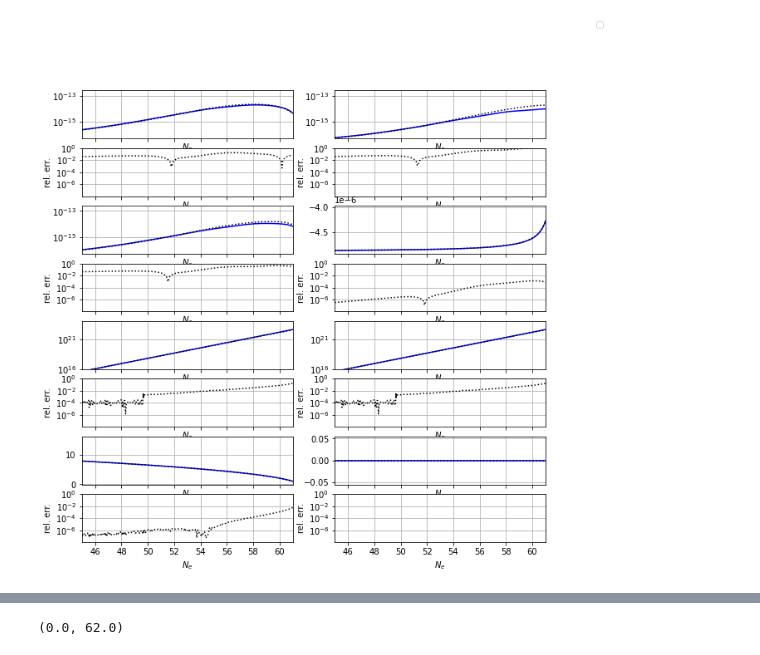
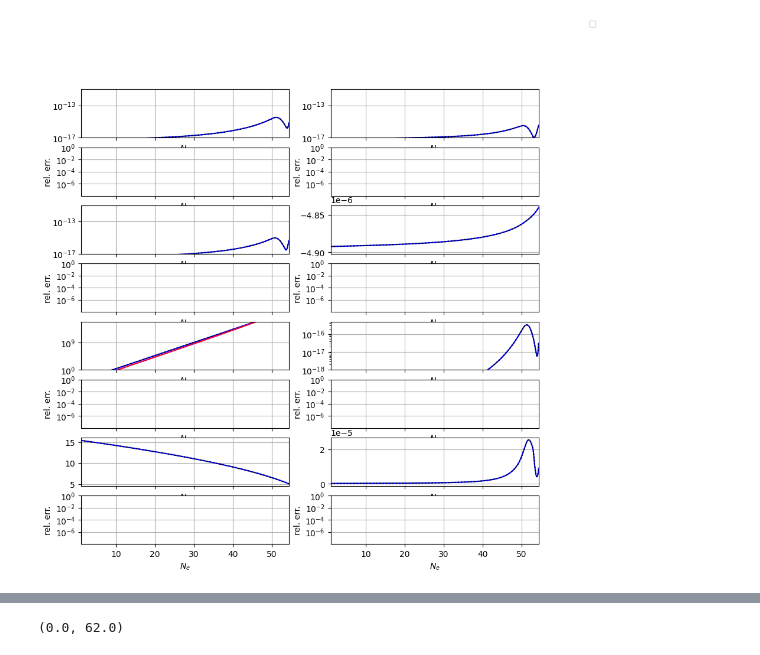
Before and after one commit to richard-von-eckardstein/GEFF, a Jupyter notebook: CompareTwoRuns.ipynb, the cells around one changed output, grey strips where cells are left out. Drawn from its saved outputs; the diff is of its cells as text; code cells hidden in the pictures.

```diff
--- a/CompareTwoRuns.ipynb
+++ b/CompareTwoRuns.ipynb
@@ -28,7 +28,7 @@ H = GEF(alpha, beta, Mpl, ini, M, ntr, SE, AltDamp=2, approx=True)
 # %%
 omega=H.H0
 
-file = "Out/GEF_Beta25.0_SE-1.0_AltDamp_v4.dat"#1.0_KDep_0it_DampCorrv2.dat"
+file = "Out/GEF_Beta25.0_SE1.0_KDep_Test4.dat"
 input_df = pd.read_table(file, sep=",")
 data = dict(zip(input_df.columns[1:],input_df.values[1:,1:].T))
 
@@ -44,6 +44,7 @@ rhoChiR = data["rhoChi"]*omega**4
 ER = data["E"]*omega**4
 BR = data["B"]*omega**4
 GR = abs(data["G"])*omega**4
+rhoChiR = data["rhoChi"]*omega**4
 sER = data["sigmaB"]*omega
 khR = data["kh"]*omega
 kSR = data["kS"]*omega
@@ -52,7 +53,7 @@ khER = data["kh"]*omega
 # %%
 omega=H.H0
 
-file = "Out/GEF_Beta25.0_SE-1.0_KDep_2it_DampCorr.dat"
+file = "Out/GEF_Beta25.0_SE1.0_KDep_Test5.dat"
 input_df = pd.read_table(file, sep=",")
 data = dict(zip(input_df.columns[1:],input_df.values[1:,1:].T))
 
@@ -68,6 +69,9 @@ rhoChiS = data["rhoChi"]*omega**4
 ES = data["E"]*omega**4
 BS = data["B"]*omega**4
 GS = abs(data["G"])*omega**4
+rhoChiS = data["rhoChi"]*omega**4
 sES = data["sigmaB"]*omega
 khS = data["kh"]*omega
-kSS = data["kh"]*omega
+kSS = data["kS"]*omega
+khOS = data["khO"]*omega
+khES = data["khE"]*omega
@@ -90,41 +102,52 @@ PlotComp(ax[2,1], ax[3,1], NR, dphiR, NS, dphiS, col="k:")
 ax[4,0].plot(NS, khS, "b")
 PlotComp(ax[4,0], ax[5,0], NR, khR, NS, khS, col="k:")
 ax[4,0].set_yscale("log")
-ax[4,1].plot(NS, kSS, "b")
-PlotComp(ax[4,1], ax[5,1], NR, kSR, NS, kSS, col="k:")
+ax[4,0].plot(NS, kSS, "r")
+PlotComp(ax[4,0], ax[5,0], NR, kSR, NS, kSS, col="m:")
+ax[4,0].set_yscale("log")
+
+ax[4,1].plot(NS, rhoChiS, "b")
+PlotComp(ax[4,1], ax[5,1], NR, rhoChiR, rhoChiS, rhoChiS, col="k:")
 ax[4,1].set_yscale("log")
 
 ax[6,0].plot(NS, phiS, "b")
 PlotComp(ax[6,0], ax[7,0], NR, phiR, NS, phiS, col="k:")
 ax[6,1].plot(NS, sES, "b")
 PlotComp(ax[6,1], ax[7,1], NR, sER, NS, sES, col="k:")
 
 lines_labels = [ax[0,0].get_legend_handles_labels()]
 lines, labels = [sum(lol, []) for lol in zip(*lines_labels)]
 fig.legend(lines, labels)
 
 """ax[0,0].set_ylim(-0.5,10)
 ax[2,0].set_ylim(-4.5e-6,1e-6)
 ax[4,0].set_ylim(-20,20)
 ax[4,0].set_ylim(1e7, 2e18)"""
 
-ax[0,0].set_ylim(5e-17, 2.5e-13)#2.5e-18, 1e-13)
-ax[0,1].set_ylim(5e-17, 2.5e-13)#2.5e-18, 1e-13)
-ax[2,0].set_ylim(5e-17, 2.5e-13)#2.5e-18, 1e-13)
+ax[0,0].set_ylim(1e-17, 1e-11)#2.5e-18, 1e-13)
+ax[0,1].set_ylim(1e-17, 1e-11)#2.5e-18, 1e-13)
+ax[2,0].set_ylim(1e-17, 1e-11)#2.5e-18, 1e-13)
 #ax[2,1].set_ylim(1e-17, 2.5e-13)
 ax[4,0].set_ylim(1e16,1e24)#1e-5, 1e24)
-ax[4,1].set_ylim(1e16,1e24)#1e-5, 8e24)
+ax[4,1].set_ylim(1e-17, 1e-11)#2.5e-18, 1e-13)
+
+"""ax[0,0].set_ylim(1e-18, 5e-16)#2.5e-18, 1e-13)
+ax[0,1].set_ylim(1e-18, 5e-16)#2.5e-18, 1e-13)
+ax[2,0].set_ylim(1e-18, 5e-16)#2.5e-18, 1e-13)"""
+#ax[2,1].set_ylim(1e-17, 2.5e-13)
+ax[4,0].set_ylim(1e0,1e16)#1e-5, 1e24)
+ax[4,1].set_ylim(1e-18, 5e-16)#2.5e-18, 1e-13)"""
 
 for i in range(4):
     for j in range(2):
         ax[2*i+1,j].set_ylim(1e-8, 1e0)
         ax[2*i+1,j].set_yticks(10**(-1.*np.arange(0, 8, 2)))
 
 for ax in fig.axes:
     ax.grid(True)
     ax.set_xlim(1., max([*NS, *NR]))
-    ax.set_xlim(45, 61)
+    #ax.set_xlim(45, 61)
 plt.show()
 # %% [output]
-[figure, old version]
+[figure, new version]
 # %%
```
Also changed, not shown: parts of 4 cells of this notebook, 3 other files.
